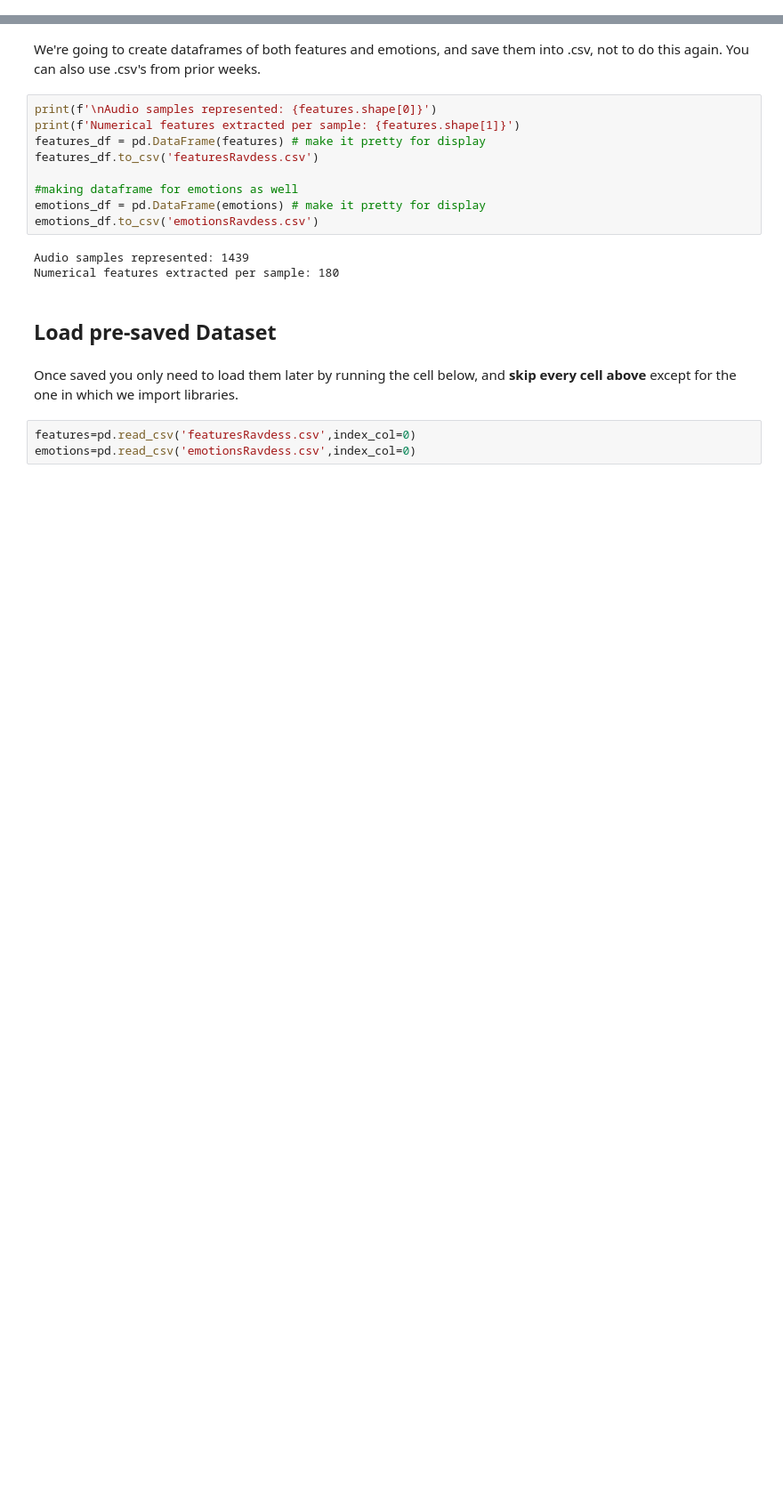
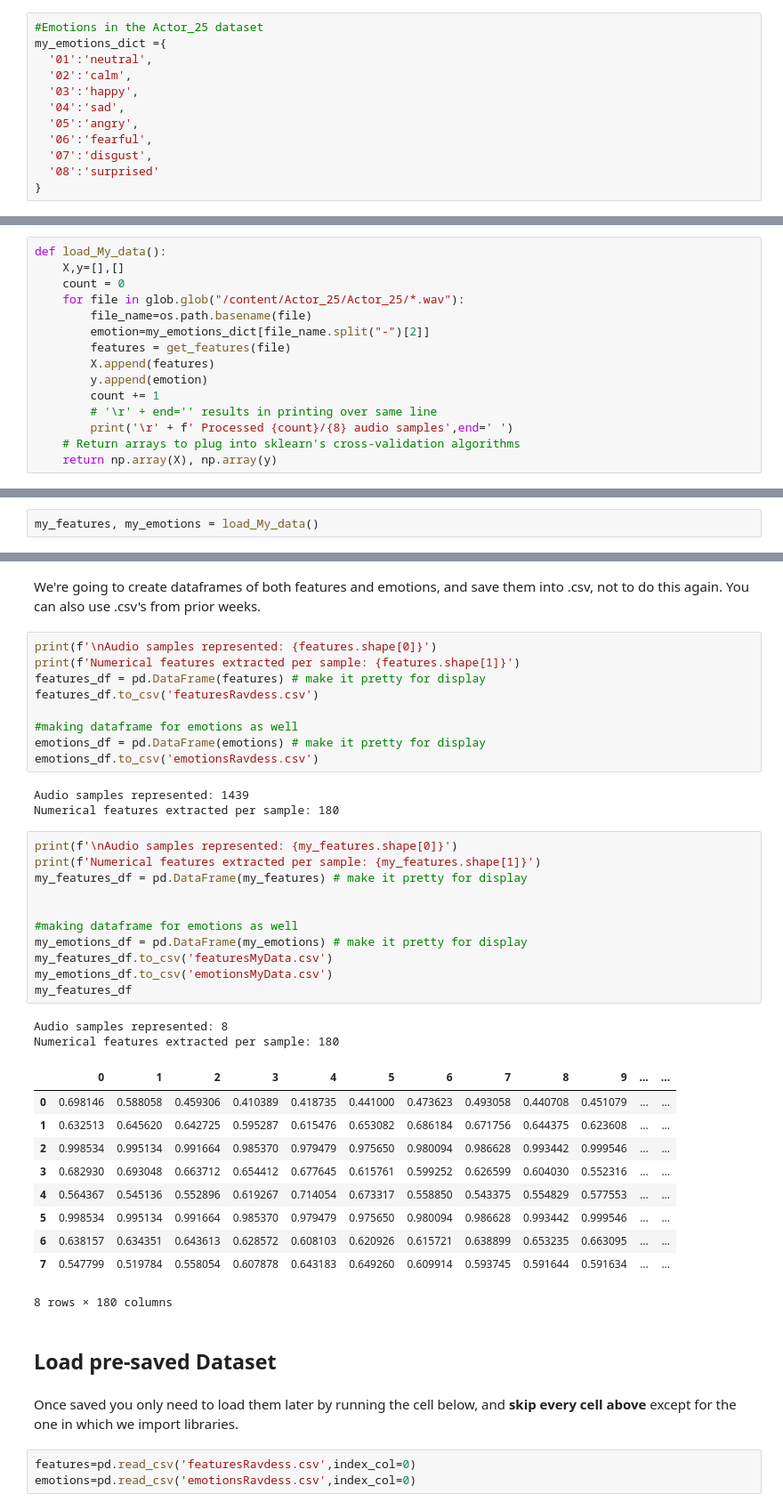
Before and after one commit to zm-f21/A4-Week4-NeuralNetworks, a Jupyter notebook: Week4__Neural_Networks.ipynb, the cells around one changed output, grey strips where cells are left out. Shown: that part at 89% size. Cells and saved outputs as stored; diff of their text form; blank space fills up the shorter version.

```diff
--- a/Week4__Neural_Networks.ipynb
+++ b/Week4__Neural_Networks.ipynb
@@ -153,6 +186,18 @@ emotions_dict ={
   '07':'disgust',
   '08':'surprised'
 }
+# %%
+#Emotions in the Actor_25 dataset
+my_emotions_dict ={
+  '01':'neutral',
+  '02':'calm',
+  '03':'happy',
+  '04':'sad',
+  '05':'angry',
+  '06':'fearful',
+  '07':'disgust',
+  '08':'surprised'
+}
 # %% [markdown]
 Finally, let's load our entire dataset and compute the features of each audio file:
 # %%
@@ -172,6 +217,21 @@ def load_data():
         print('\r' + f' Processed {count}/{1440} audio samples',end=' ')
     # Return arrays to plug into sklearn's cross-validation algorithms
     return np.array(X), np.array(y)
+# %%
+def load_My_data():
+    X,y=[],[]
+    count = 0
+    for file in glob.glob("/content/Actor_25/Actor_25/*.wav"):
+        file_name=os.path.basename(file)
+        emotion=my_emotions_dict[file_name.split("-")[2]]
+        features = get_features(file)
+        X.append(features)
+        y.append(emotion)
+        count += 1
+        # '\r' + end='' results in printing over same line
+        print('\r' + f' Processed {count}/{8} audio samples',end=' ')
+    # Return arrays to plug into sklearn's cross-validation algorithms
+    return np.array(X), np.array(y)
 # %% [markdown]
 Compute the feature matrix and read the emotion labels for the entire dataset.
 Note that our regressor (independent/explanatory variable), usually denoted X, is named 'features', and our regressand (dependent variable), usually denoted y, is named 'emotions'.
@@ -179,3 +239,5 @@ Note that our regressor (independent/explanatory variable), usually denoted X, i
 features, emotions = load_data()
 # %% [output]
  Processed 1439/1440 audio samples
+# %%
+my_features, my_emotions = load_My_data()
@@ -193,6 +257,30 @@ emotions_df.to_csv('emotionsRavdess.csv')
 # %% [output]
 Audio samples represented: 1439
 Numerical features extracted per sample: 180
+# %%
+print(f'\nAudio samples represented: {my_features.shape[0]}')
+print(f'Numerical features extracted per sample: {my_features.shape[1]}')
+my_features_df = pd.DataFrame(my_features) # make it pretty for display
+
+
+#making dataframe for emotions as well
+my_emotions_df = pd.DataFrame(my_emotions) # make it pretty for display
+my_features_df.to_csv('featuresMyData.csv')
+my_emotions_df.to_csv('emotionsMyData.csv')
+my_features_df
+# %% [output]
+Audio samples represented: 8
+Numerical features extracted per sample: 180
+|  | 0 | 1 | 2 | 3 | 4 | 5 | 6 | 7 | 8 | 9 | ... | ... |
+| 0 | 0.698146 | 0.588058 | 0.459306 | 0.410389 | 0.418735 | 0.441000 | 0.473623 | 0.493058 | 0.440708 | 0.451079 | ... | ... |
+| 1 | 0.632513 | 0.645620 | 0.642725 | 0.595287 | 0.615476 | 0.653082 | 0.686184 | 0.671756 | 0.644375 | 0.623608 | ... | ... |
+| 2 | 0.998534 | 0.995134 | 0.991664 | 0.985370 | 0.979479 | 0.975650 | 0.980094 | 0.986628 | 0.993442 | 0.999546 | ... | ... |
+| 3 | 0.682930 | 0.693048 | 0.663712 | 0.654412 | 0.677645 | 0.615761 | 0.599252 | 0.626599 | 0.604030 | 0.552316 | ... | ... |
+| 4 | 0.564367 | 0.545136 | 0.552896 | 0.619267 | 0.714054 | 0.673317 | 0.558850 | 0.543375 | 0.554829 | 0.577553 | ... | ... |
+| 5 | 0.998534 | 0.995134 | 0.991664 | 0.985370 | 0.979479 | 0.975650 | 0.980094 | 0.986628 | 0.993442 | 0.999546 | ... | ... |
+| 6 | 0.638157 | 0.634351 | 0.643613 | 0.628572 | 0.608103 | 0.620926 | 0.615721 | 0.638899 | 0.653235 | 0.663095 | ... | ... |
+| 7 | 0.547799 | 0.519784 | 0.558054 | 0.607878 | 0.643183 | 0.649260 | 0.609914 | 0.593745 | 0.591644 | 0.591634 | ... | ... |
+8 rows × 180 columns
 # %% [markdown]
 ## Load pre-saved Dataset
 # %% [markdown]
```
Also changed, not shown: parts of 28 cells of this notebook.
